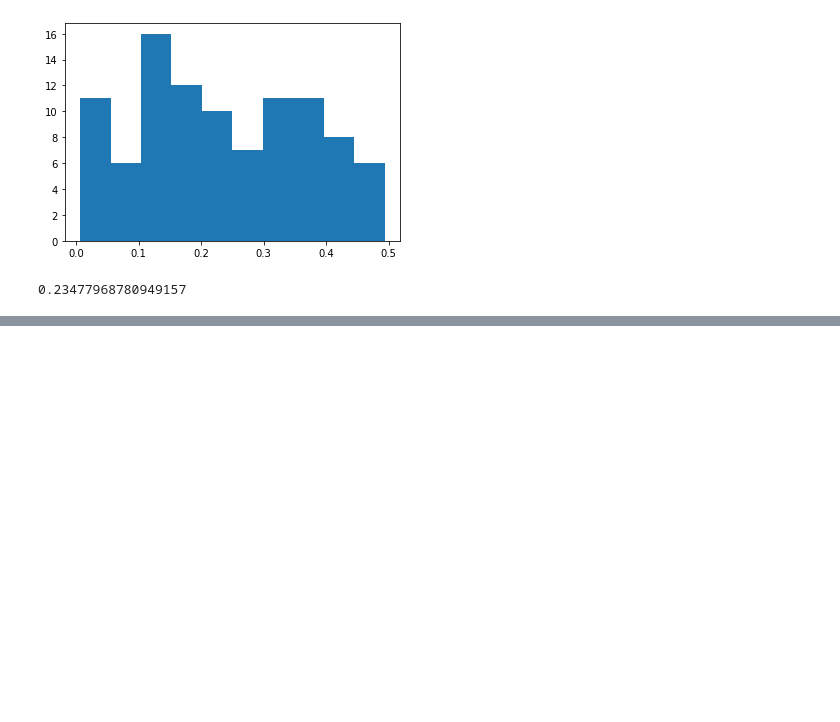
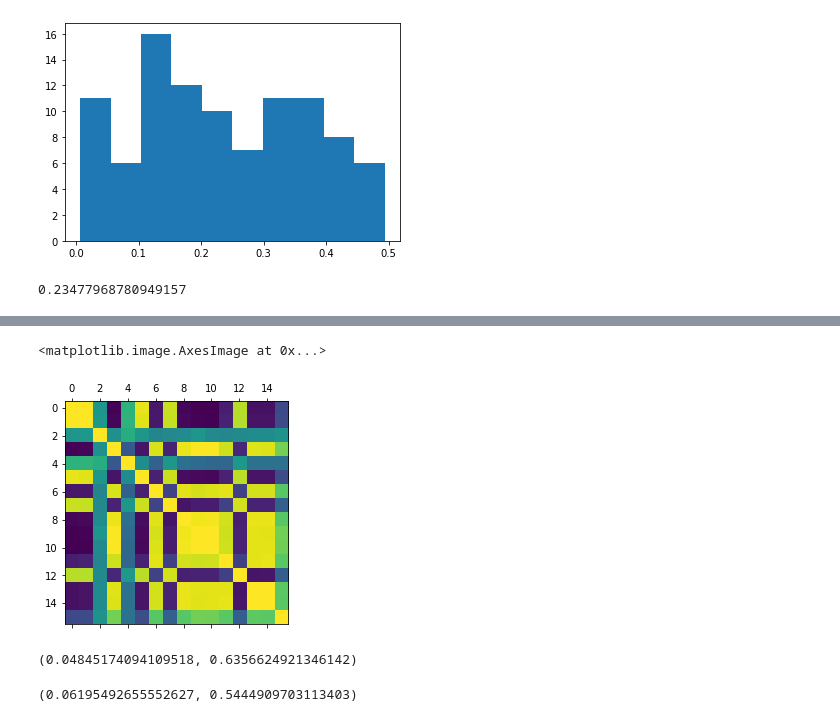
Before and after one commit to David-DataScience/hipotesis_testing, a Jupyter notebook: M5_T01.ipynb, the cells around one changed output, grey strips where cells are left out. Saved outputs shown, nothing was run; the diff lists cells and outputs as text; code cells hidden in the pictures; blank space fills up the shorter version.

```diff
--- a/M5_T01.ipynb
+++ b/M5_T01.ipynb
@@ -76,0 +133,13 @@ p_valor.mean()
+# %%
+plt.matshow(df.corr())
+# %% [output]
+<matplotlib.image.AxesImage at 0x...>
+[figure, added]
+# %%
+scipy.stats.pearsonr(df['Rk'], df['MP'])
+# %% [output]
+(0.04845174094109518, 0.6356624921346142)
+# %%
+scipy.stats.pearsonr(df['Pts'], df['MP'])
+# %% [output]
+(0.06195492655552627, 0.5444909703113403)
```
Also changed, not shown: parts of 16 cells of this notebook.
